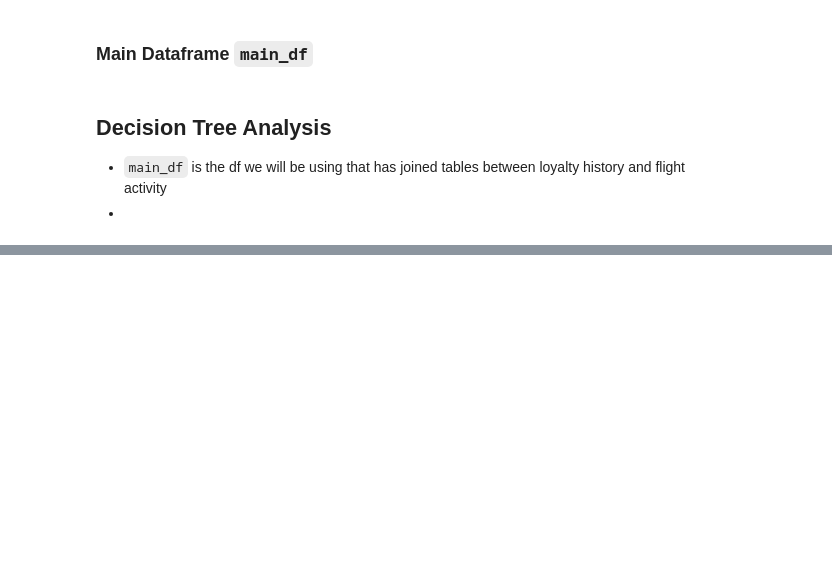
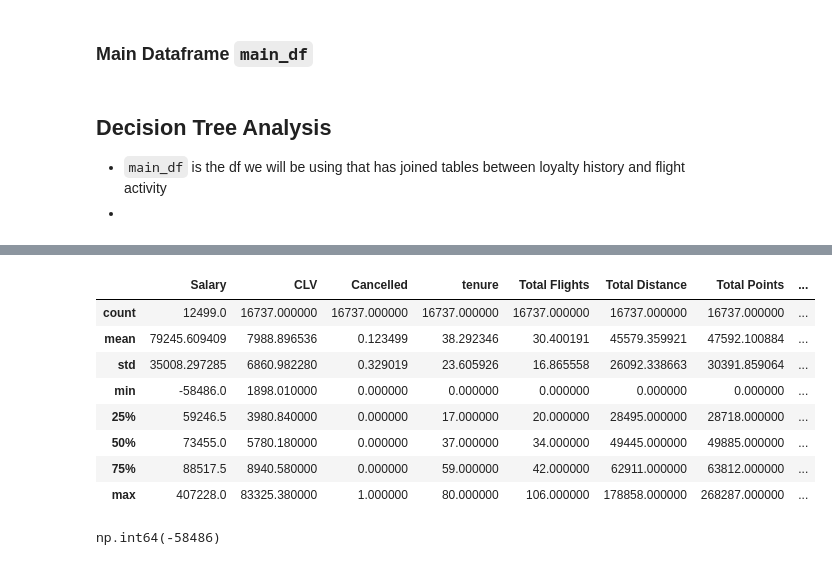
Before and after one commit to LeviZ08/Airline-Loyalty-Program-Churn-and-Analytics-, a Jupyter notebook: Airline_Analysis.ipynb, the cells around one changed output, grey strips where cells are left out. Drawn from its saved outputs; the diff is of its cells as text; code cells hidden in the pictures; blank space fills up the shorter version.

```diff
--- a/Airline_Analysis.ipynb
+++ b/Airline_Analysis.ipynb
@@ -189,0 +233,16 @@ df.head()
+# %%
+df.describe()
+# %% [output]
+|  | Salary | CLV | Cancelled | tenure | Total Flights | Total Distance | Total Points | ... |
+| count | 12499.0 | 16737.000000 | 16737.000000 | 16737.000000 | 16737.000000 | 16737.000000 | 16737.000000 | ... |
+| mean | 79245.609409 | 7988.896536 | 0.123499 | 38.292346 | 30.400191 | 45579.359921 | 47592.100884 | ... |
+| std | 35008.297285 | 6860.982280 | 0.329019 | 23.605926 | 16.865558 | 26092.338663 | 30391.859064 | ... |
+| min | -58486.0 | 1898.010000 | 0.000000 | 0.000000 | 0.000000 | 0.000000 | 0.000000 | ... |
+| 25% | 59246.5 | 3980.840000 | 0.000000 | 17.000000 | 20.000000 | 28495.000000 | 28718.000000 | ... |
+| 50% | 73455.0 | 5780.180000 | 0.000000 | 37.000000 | 34.000000 | 49445.000000 | 49885.000000 | ... |
+| 75% | 88517.5 | 8940.580000 | 0.000000 | 59.000000 | 42.000000 | 62911.000000 | 63812.000000 | ... |
+| max | 407228.0 | 83325.380000 | 1.000000 | 80.000000 | 106.000000 | 178858.000000 | 268287.000000 | ... |
+# %%
+df["Salary"].min()
+# %% [output]
+np.int64(-58486)
```
Also changed, not shown: parts of 12 cells of this notebook.
